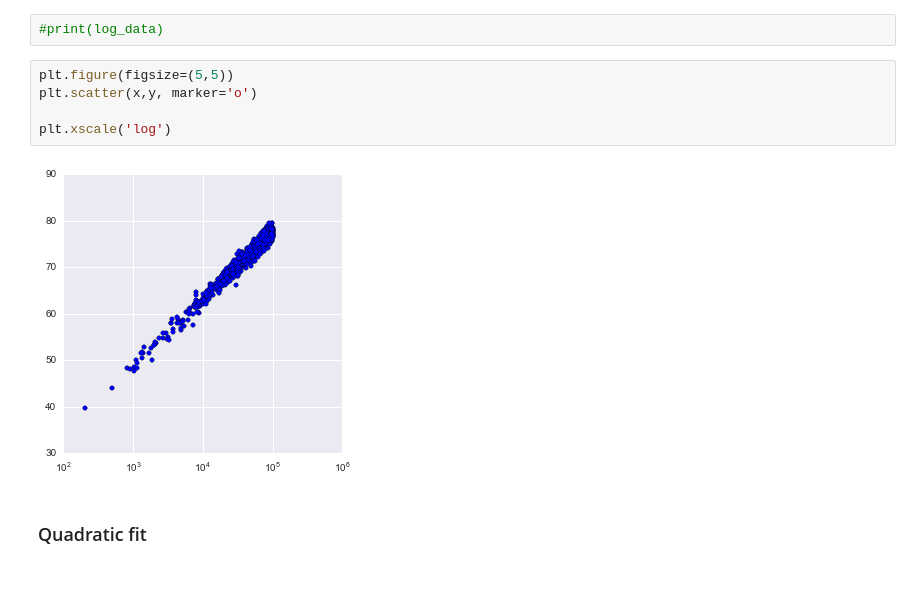
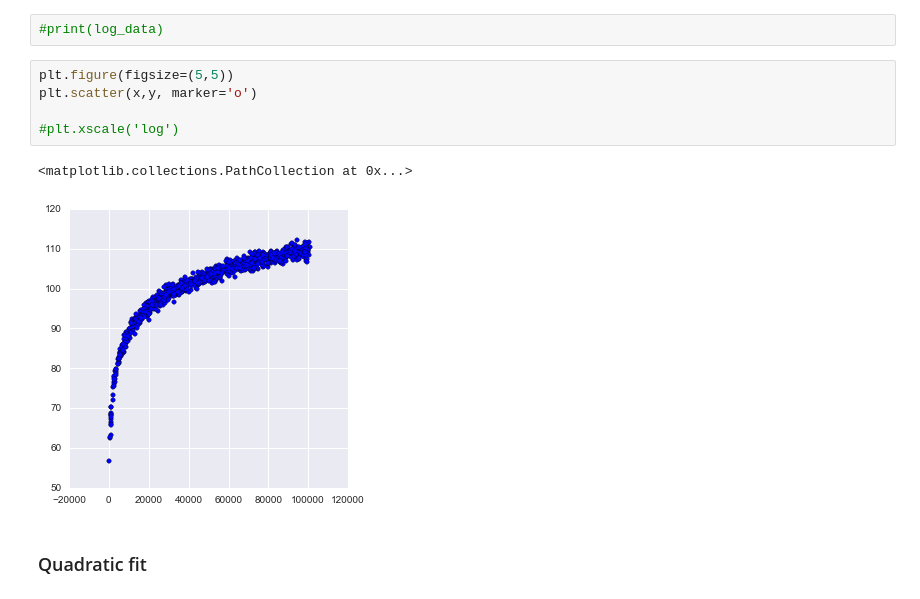
Before and after one commit to jpfreeley/ds, a Jupyter notebook: challenges/04-linear_learning/ken_m/linear_learning.ipynb, the cells around one changed output. Cells and saved outputs as stored; diff of their text form.

```diff
--- a/challenges/04-linear_learning/ken_m/linear_learning.ipynb
+++ b/challenges/04-linear_learning/ken_m/linear_learning.ipynb
@@ -36,10 +36,11 @@ y = B0 + B1*np.log(x) + e
 # %%
 plt.figure(figsize=(5,5))
 plt.scatter(x,y, marker='o')
 
-plt.xscale('log')
+#plt.xscale('log')
 # %% [output]
+<matplotlib.collections.PathCollection at 0x...>
-[figure, old version]
+[figure, new version]
 # %% [markdown]
 ### Quadratic fit
 # %%
```
Also changed, not shown: parts of 19 cells of this notebook, 1 other file.
